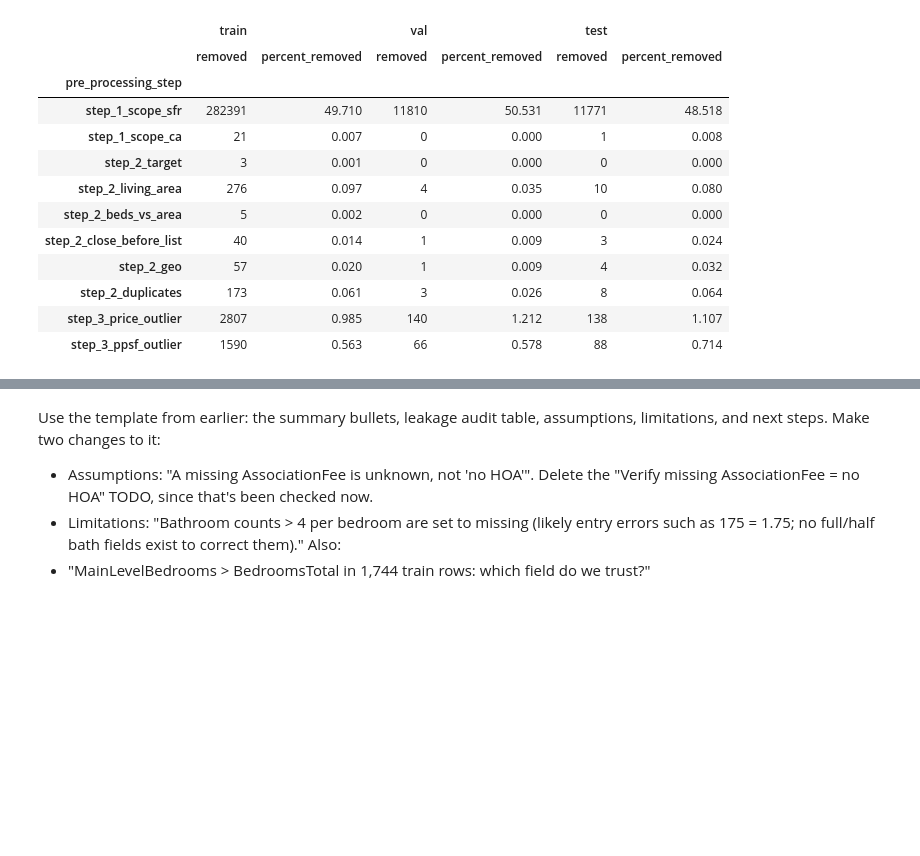
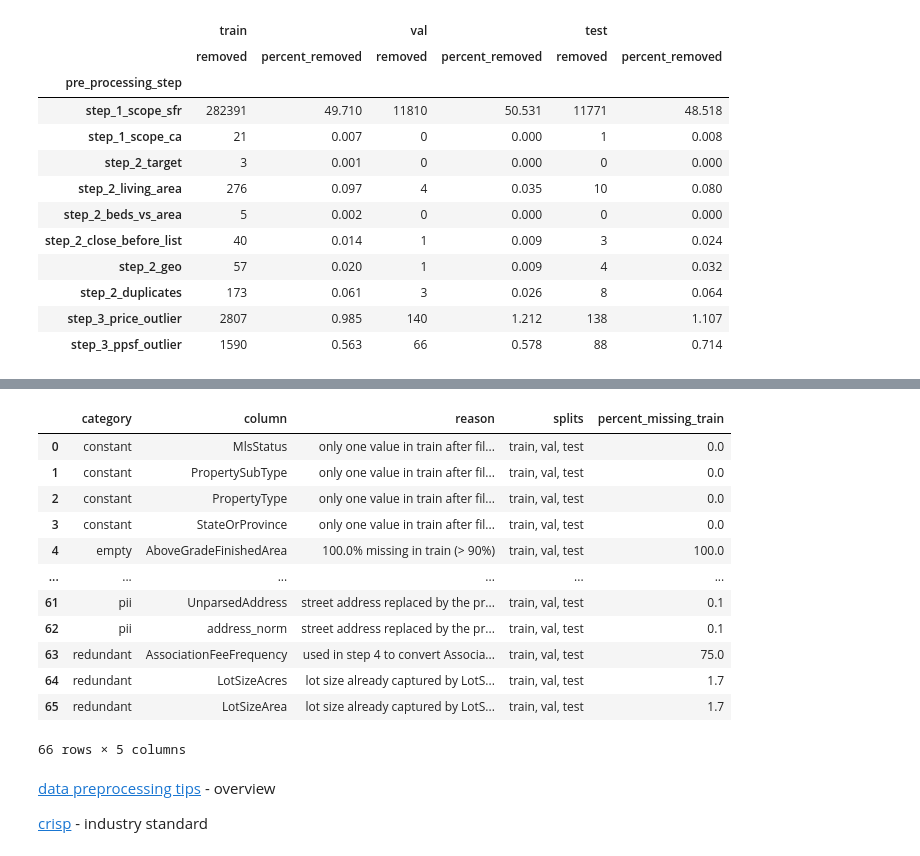
Before and after one commit to eemilycchen/IDX-Exchange-Data-Science, a Jupyter notebook: 02_preprocessing.ipynb, the cells around one changed output, grey strips where cells are left out. Drawn from its saved outputs; the diff is of its cells as text; code cells hidden in the pictures; blank space fills up the shorter version.

Commit message:
logged columns that were dropped

```diff
--- a/02_preprocessing.ipynb
+++ b/02_preprocessing.ipynb
@@ -41,5 +43,6 @@ files = month_file_map()
 # %%
 removal_log = []
+column_log = []  # one row per dropped column, per split
 
 def log_step(split, step, before, after, reason, action):
     # split: name of the dataset a row of the log belongs to: train, val, or test
@@ -68,6 +71,27 @@ def drop_where(df, mask, split, step, reason):
 def note(df, split, step, reason, action="corrected"):
      # Log a correction or flag (no rows removed).
     log_step(split, step, len(df), len(df), reason, action)
+
+
+def drop_columns(df, keep, split, step, reason_for):
+    # Keep only `keep` columns. Every other column is logged in column_log with why.
+    # reason_for(column) returns (category, reason)
+    dropped = [c for c in df.columns if c not in keep]
+    for c in dropped:
+        category, reason = reason_for(c)
+        column_log.append({
+            "split": split, "pre_processing_step": step, "column": c,
+            "category": category, "reason": reason,
+            "percent_missing": round(100 * df[c].isna().mean(), 1),  # in this split
+        })
+    # one summary line in removal_log, e.g. "leakage 7, pii 30, ..."
+    by_category = pd.Series([r["category"] for r in column_log if r["split"] == split
+                             and r["pre_processing_step"] == step]).value_counts()
+    note(df, split, step,
+         f"kept {len(keep)} columns, dropped {len(dropped)}: "
+         + ", ".join(f"{k} {v}" for k, v in by_category.items()) + " (see column_log)",
+         action="columns")
+    return df[keep]
 # %% [markdown]
 #### Step 1: Load and filter
 # %%
@@ -171,6 +195,7 @@ def remove_impossible(df, split):
 NUM_IMPUTE = ["LotSizeSquareFeet", "GarageSpaces", "YearBuilt", "BedroomsTotal", "BathroomsTotalInteger"]
 CAT_MODE = ["CountyOrParish"]
 CAT_UNKNOWN = ["Levels", "City"]  # 'Unknown' instead of the mode. Note Levels had ~9% missing.
+# used in step 4 missing
 YN_COLS = ["ViewYN", "PoolPrivateYN", "FireplaceYN", "NewConstructionYN"]
 
 
@@ -184,6 +209,11 @@ def fit_params(train):
     cent = train.groupby("City")[["Latitude", "Longitude"]].median().dropna()
     p["city_centroid"] = {str(k): [float(a), float(b)] for k, (a, b) in cent.iterrows()}
     p["global_centroid"] = [float(train["Latitude"].median()), float(train["Longitude"].median())]
+    # step 5 uses this to explain dropped columns (empty / constant), so every split gets the same reason
+    p["column_profile"] = {
+        c: {"percent_missing": round(100 * float(train[c].isna().mean()), 1), "n_unique": int(train[c].nunique())}
+        for c in train.columns
+    }
     return p
 
 
@@ -355,6 +420,8 @@ for split, df in clean.items():
 
 log = pd.DataFrame(removal_log)
 log.to_csv(os.path.join(OUT_DIR, "removal_log.csv"), index=False)
+col_log = pd.DataFrame(column_log)
+col_log.to_csv(os.path.join(OUT_DIR, "column_log.csv"), index=False)
 
 # Row counts before and after cleaning, per dataset
 counts = pd.DataFrame({
@@ -415,6 +482,27 @@ log[log["action"].isin(["corrected", "flagged", "columns"])][["split", "pre_proc
+# %%
+# Every dropped column with its category and reason (same reason in every split).
+# "splits" shows which datasets had the column, since columns differ between monthly files.
+train_missing = {c: v["percent_missing"] for c, v in params["column_profile"].items()}
+(col_log.groupby(["category", "column", "reason"], sort=False)
+        .agg(splits=("split", ", ".join))
+        .reset_index()
+        .assign(percent_missing_train=lambda t: t["column"].map(train_missing))
+        .sort_values(["category", "column"], ignore_index=True))
+# %% [output]
+|  | category | column | reason | splits | percent_missing_train |
+| 0 | constant | MlsStatus | only one value in train after fil... | train, val, test | 0.0 |
+| 1 | constant | PropertySubType | only one value in train after fil... | train, val, test | 0.0 |
+| 2 | constant | PropertyType | only one value in train after fil... | train, val, test | 0.0 |
+| 3 | constant | StateOrProvince | only one value in train after fil... | train, val, test | 0.0 |
+| 4 | empty | AboveGradeFinishedArea | 100.0% missing in train (> 90%) | train, val, test | 100.0 |
+| ... | ... | ... | ... | ... | ... |
+| 61 | pii | UnparsedAddress | street address replaced by the pr... | train, val, test | 0.1 |
+| 62 | pii | address_norm | street address replaced by the pr... | train, val, test | 0.1 |
+| 63 | redundant | AssociationFeeFrequency | used in step 4 to convert Associa... | train, val, test | 75.0 |
+| 64 | redundant | LotSizeAcres | lot size already captured by LotS... | train, val, test | 1.7 |
+| 65 | redundant | LotSizeArea | lot size already captured by LotS... | train, val, test | 1.7 |
+66 rows × 5 columns
 # %% [markdown]
-Use the template from earlier: the summary bullets, leakage audit table, assumptions, limitations, and next steps. Make two changes to it:
-- Assumptions: "A missing AssociationFee is unknown, not 'no HOA'". Delete the "Verify missing AssociationFee = no HOA" TODO, since that's been checked now.
-- Limitations: "Bathroom counts > 4 per bedroom are set to missing (likely entry errors such as 175 = 1.75; no full/half bath fields exist to correct them)."
-Also:
-- "MainLevelBedrooms > BedroomsTotal in 1,744 train rows: which field do we trust?"
+[data preprocessing tips](https://www.youtube.com/watch?v=P8ERBy91Y90) - overview
+
+[crisp](https://www.datascience-pm.com/crisp-dm-2/) - industry standard
```
Also changed, not shown: parts of 7 cells of this notebook.
